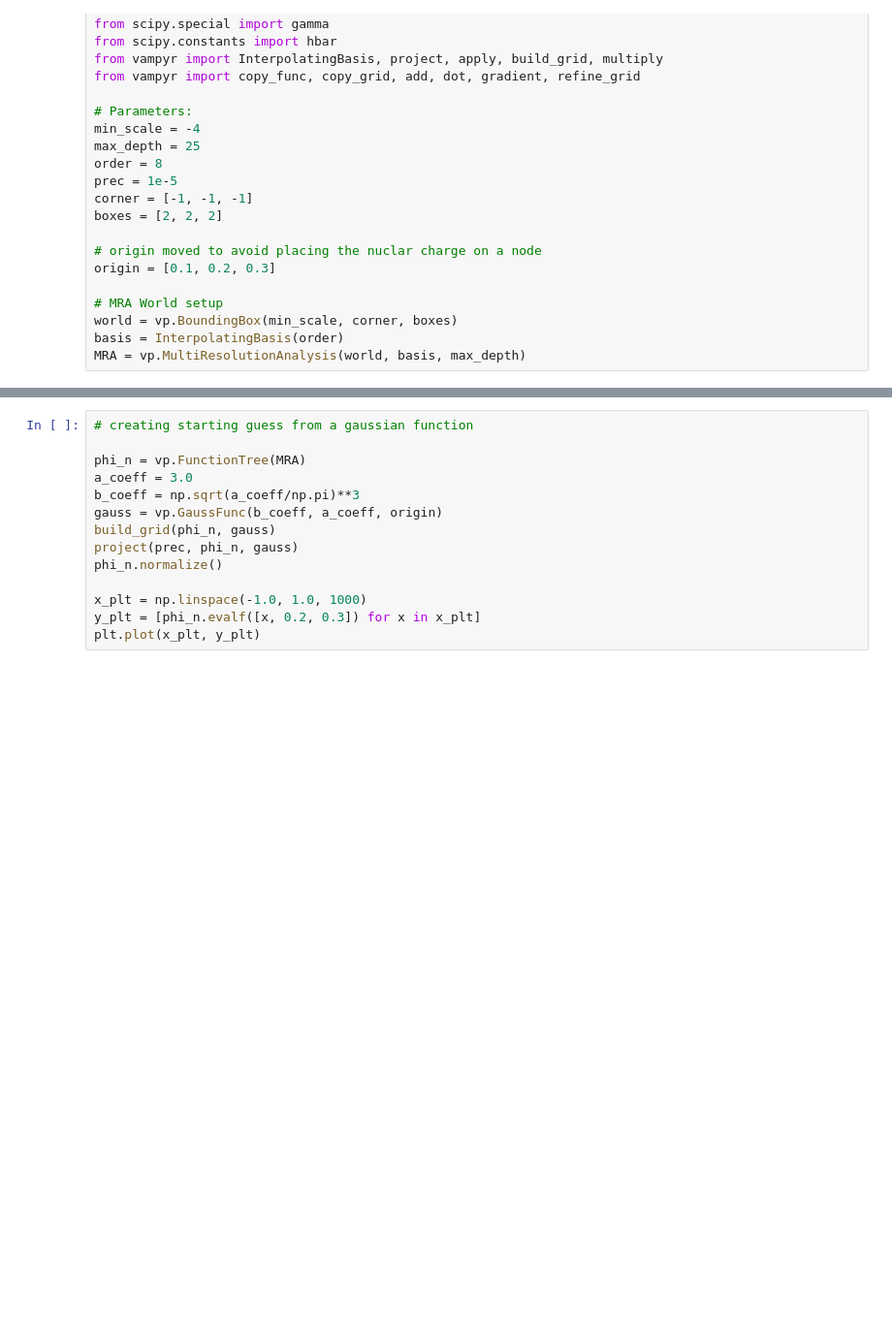
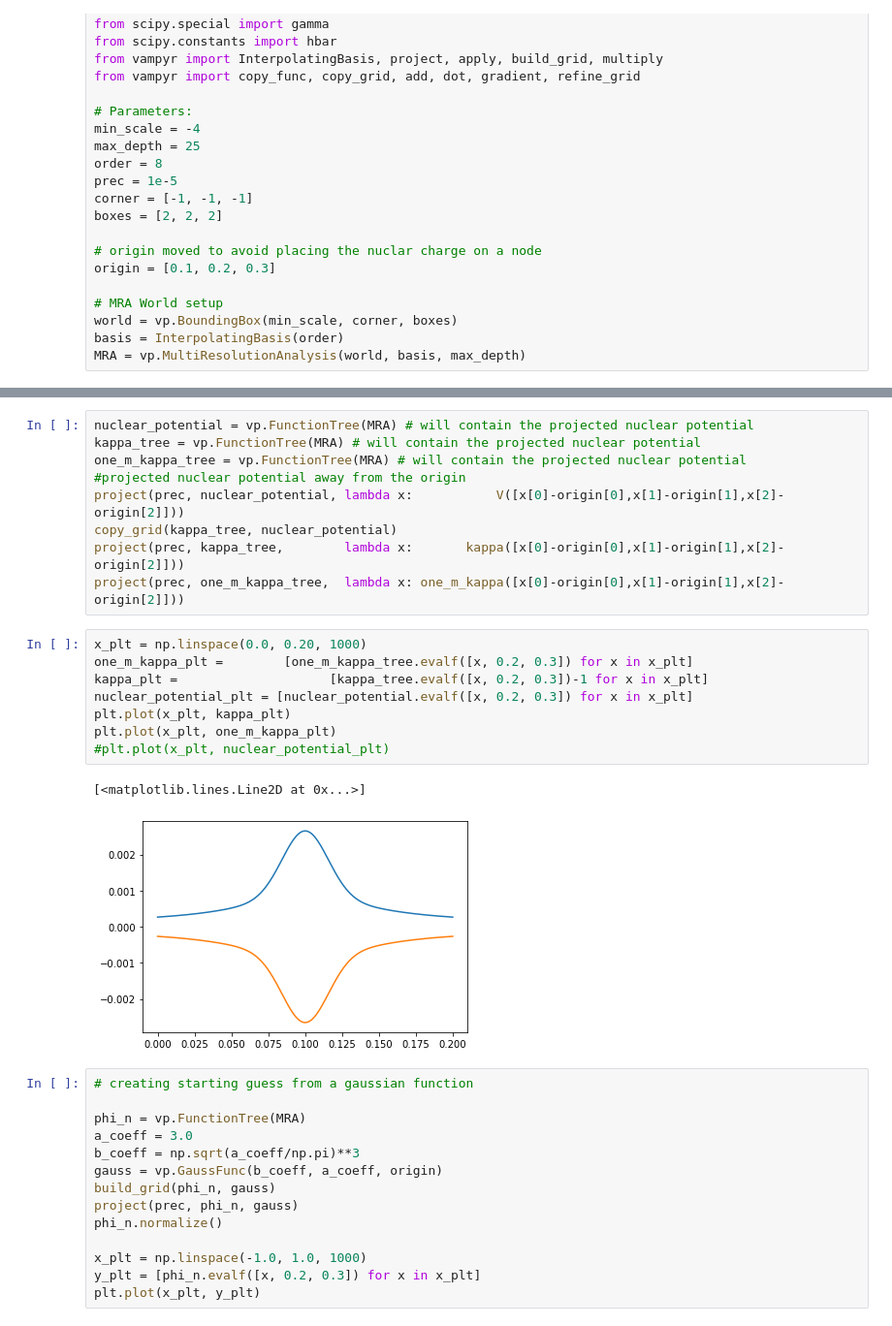
Before and after one commit to MRChemSoft/ReMRChem, a Jupyter notebook: H.ipynb, the cells around one changed output, grey strips where cells are left out. Shown: that part at 97% size. Saved outputs shown, nothing was run; the diff lists cells and outputs as text; blank space fills up the shorter version.

```diff
--- a/H.ipynb
+++ b/H.ipynb
@@ -118,3 +131,23 @@ project(prec, nuclear_potential, lambda x: V([x[0]-origin[0],x[1]-origin[1],x[2]
+# %%
+nuclear_potential = vp.FunctionTree(MRA) # will contain the projected nuclear potential
+kappa_tree = vp.FunctionTree(MRA) # will contain the projected nuclear potential
+one_m_kappa_tree = vp.FunctionTree(MRA) # will contain the projected nuclear potential
+#projected nuclear potential away from the origin
+project(prec, nuclear_potential, lambda x:           V([x[0]-origin[0],x[1]-origin[1],x[2]-origin[2]]))
+copy_grid(kappa_tree, nuclear_potential)
+project(prec, kappa_tree,        lambda x:       kappa([x[0]-origin[0],x[1]-origin[1],x[2]-origin[2]]))
+project(prec, one_m_kappa_tree,  lambda x: one_m_kappa([x[0]-origin[0],x[1]-origin[1],x[2]-origin[2]]))
+# %%
+x_plt = np.linspace(0.0, 0.20, 1000)
+one_m_kappa_plt =        [one_m_kappa_tree.evalf([x, 0.2, 0.3]) for x in x_plt]
+kappa_plt =                    [kappa_tree.evalf([x, 0.2, 0.3])-1 for x in x_plt]
+nuclear_potential_plt = [nuclear_potential.evalf([x, 0.2, 0.3]) for x in x_plt]
+plt.plot(x_plt, kappa_plt)
+plt.plot(x_plt, one_m_kappa_plt)
+#plt.plot(x_plt, nuclear_potential_plt)
+# %% [output]
+[<matplotlib.lines.Line2D at 0x...>]
+[figure, added]
 # %%
 # creating starting guess from a gaussian function
 
```
Also changed, not shown: parts of 2 cells of this notebook, 3 other files.
